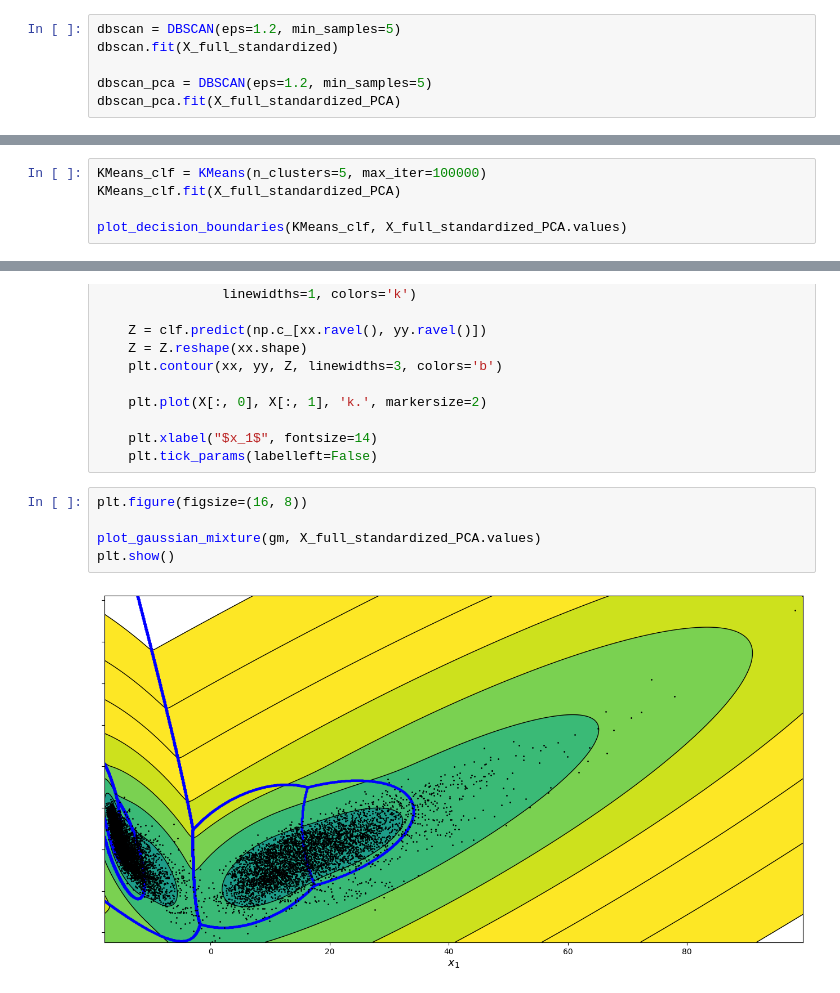
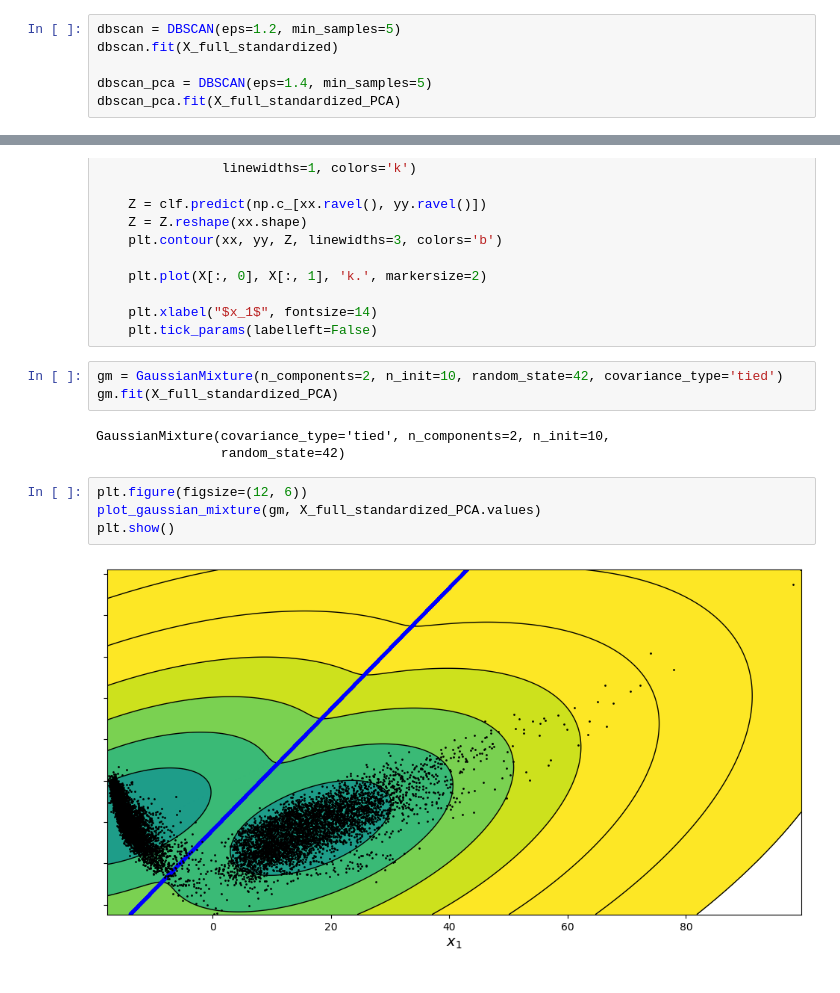
Before and after one commit to Margolka/Module_16_ch4, a Jupyter notebook: ex01.ipynb, the cells around one changed output, grey strips where cells are left out. Drawn from its saved outputs; the diff is of its cells as text.

```diff
--- a/ex01.ipynb
+++ b/ex01.ipynb
@@ -222,6 +260,6 @@ plt.show()
 dbscan = DBSCAN(eps=1.2, min_samples=5)
 dbscan.fit(X_full_standardized)
 
-dbscan_pca = DBSCAN(eps=1.2, min_samples=5)
+dbscan_pca = DBSCAN(eps=1.4, min_samples=5)
 dbscan_pca.fit(X_full_standardized_PCA)
 # %% [output]
@@ -251,5 +289,0 @@ plot_dbscan(dbscan_pca, X_full_standardized_PCA.values, size=100)
-# %%
-KMeans_clf = KMeans(n_clusters=5, max_iter=100000)
-KMeans_clf.fit(X_full_standardized_PCA)
-
-plot_decision_boundaries(KMeans_clf, X_full_standardized_PCA.values)
@@ -287,10 +316,15 @@ def plot_gaussian_mixture(clf, X, resolution=1000):
 
     plt.xlabel("$x_1$", fontsize=14)
     plt.tick_params(labelleft=False)
+# %%
+gm = GaussianMixture(n_components=2, n_init=10, random_state=42, covariance_type='tied')
+gm.fit(X_full_standardized_PCA)
+# %% [output]
+GaussianMixture(covariance_type='tied', n_components=2, n_init=10,
+                random_state=42)
 # %%
-plt.figure(figsize=(16, 8))
-
+plt.figure(figsize=(12, 6))
 plot_gaussian_mixture(gm, X_full_standardized_PCA.values)
 plt.show()
 # %% [output]
-[figure, old version]
+[figure, new version]
```
Also changed, not shown: parts of 29 cells of this notebook.
